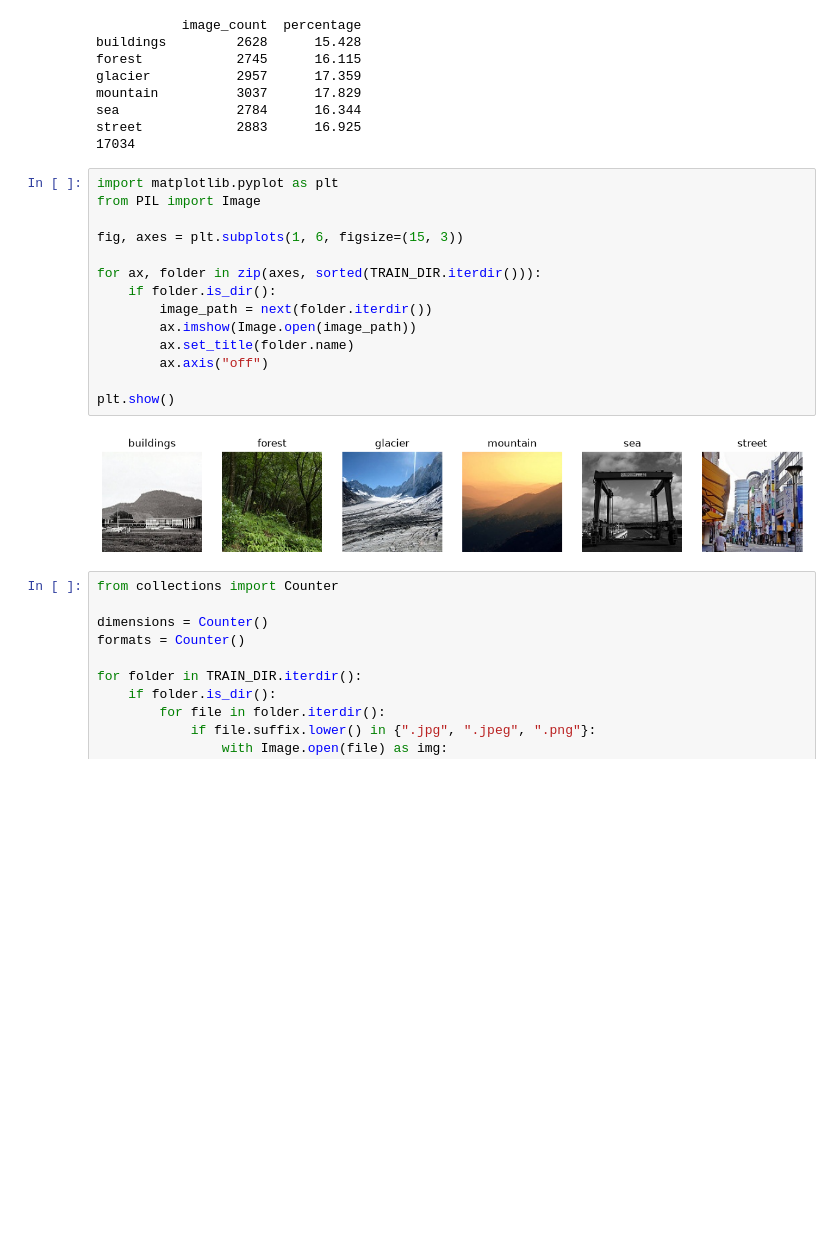
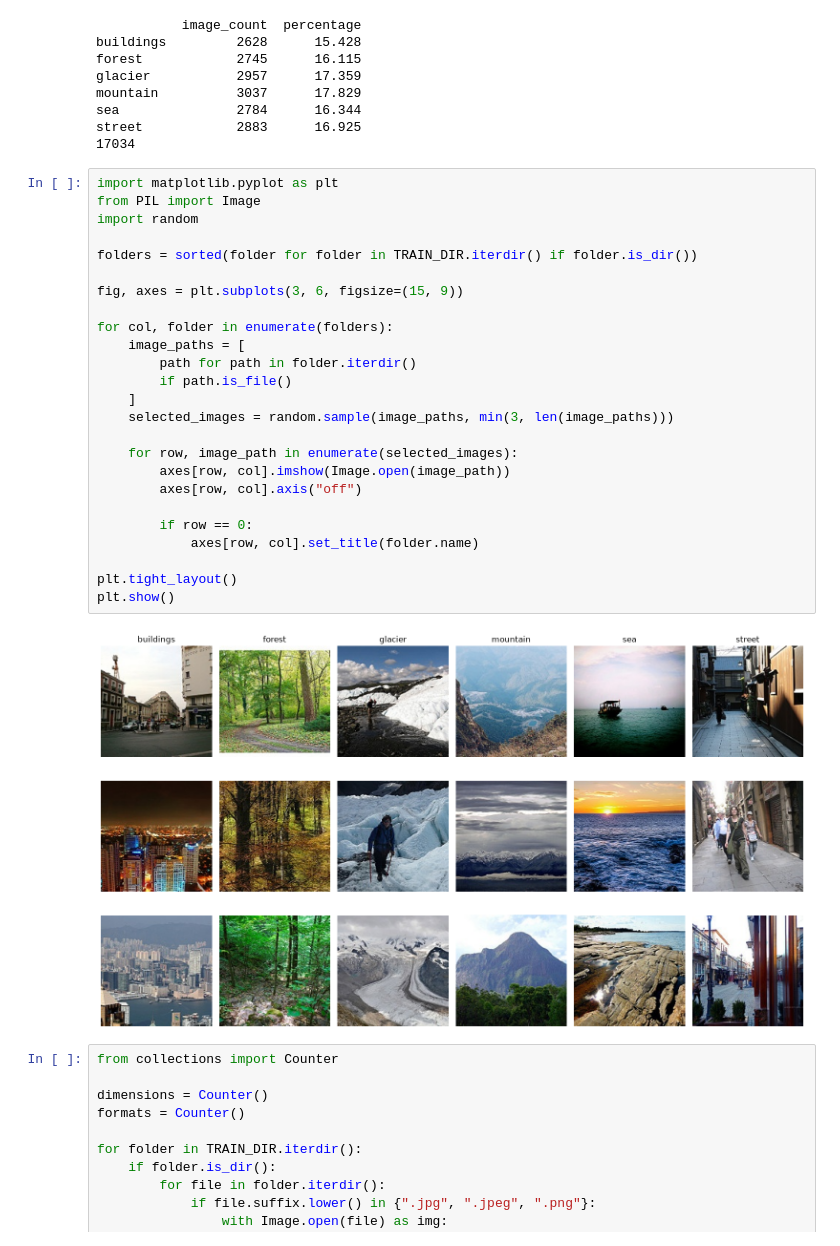
Before and after one commit to elgmouriabderrahim/intel-image-classification-cnn, a Jupyter notebook: notebooks/01_data_exploration.ipynb, the cells around one changed output. Drawn from its saved outputs; the diff is of its cells as text; blank space fills up the shorter version.

```diff
--- a/notebooks/01_data_exploration.ipynb
+++ b/notebooks/01_data_exploration.ipynb
@@ -28,19 +28,30 @@ street            2883      16.925
 # %%
 import matplotlib.pyplot as plt
 from PIL import Image
+import random
 
-fig, axes = plt.subplots(1, 6, figsize=(15, 3))
+folders = sorted(folder for folder in TRAIN_DIR.iterdir() if folder.is_dir())
 
-for ax, folder in zip(axes, sorted(TRAIN_DIR.iterdir())):
-    if folder.is_dir():
-        image_path = next(folder.iterdir())
-        ax.imshow(Image.open(image_path))
-        ax.set_title(folder.name)
-        ax.axis("off")
+fig, axes = plt.subplots(3, 6, figsize=(15, 9))
 
+for col, folder in enumerate(folders):
+    image_paths = [
+        path for path in folder.iterdir()
+        if path.is_file()
+    ]
+    selected_images = random.sample(image_paths, min(3, len(image_paths)))
+
+    for row, image_path in enumerate(selected_images):
+        axes[row, col].imshow(Image.open(image_path))
+        axes[row, col].axis("off")
+
+        if row == 0:
+            axes[row, col].set_title(folder.name)
+
+plt.tight_layout()
 plt.show()
 # %% [output]
-[figure, old version]
+[figure, new version]
 # %%
 from collections import Counter
 
```
Also changed, not shown: 3 other files.
